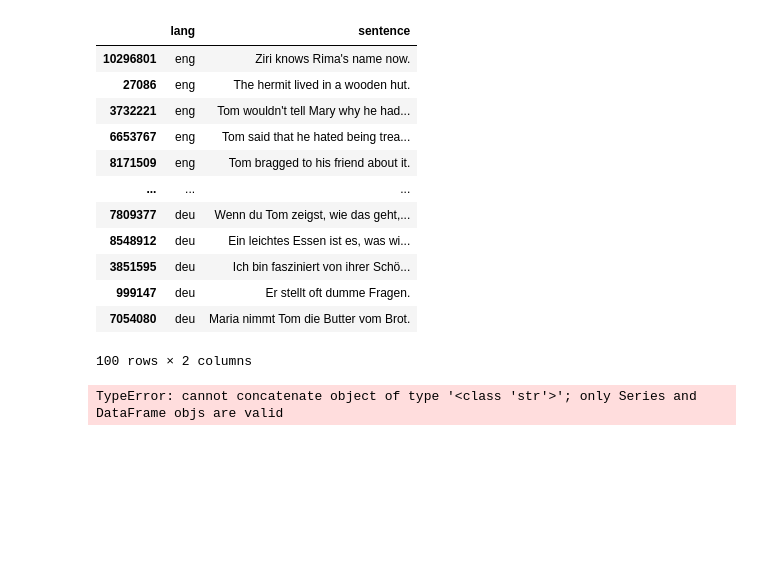
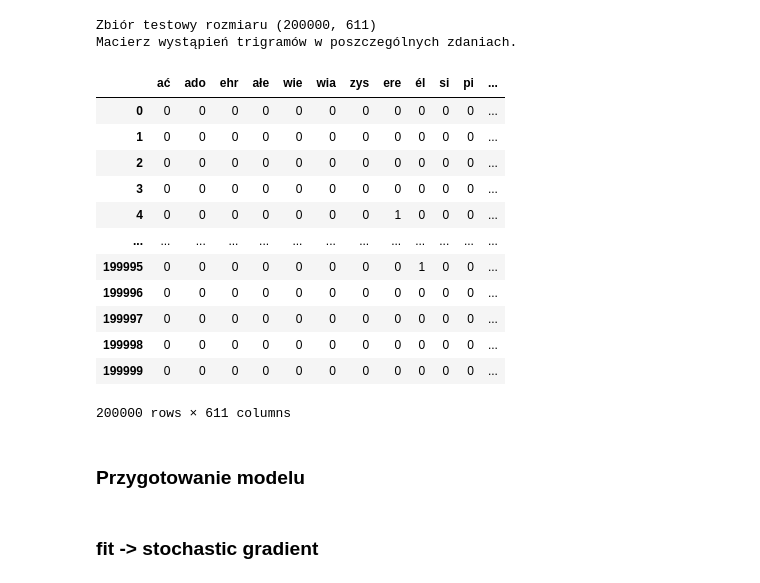
Before and after one commit to Kamczii/Language-recognition-AI, a Jupyter notebook: reading_data.ipynb, the cells around one changed output. Saved outputs shown, nothing was run; the diff lists cells and outputs as text; code cells hidden in the pictures; blank space fills up the shorter version.

Commit message:
reading rada, prepare data, split into training and testing set

```diff
--- a/reading_data.ipynb
+++ b/reading_data.ipynb
@@ -11,20 +40,7 @@ dataset = csv_file[supported_languages_mask]
 # %%
+# Tabela zawierająca wspierane języki
 results = pd.DataFrame(columns=["lang","sentence"])
-for l in supported_langs:
-    ds = dataset[dataset["lang"] == l].sample(50)
+for l in languages:
+    ds = dataset[dataset["lang"] == l].sample(sentences_by_lang)
     results = pd.concat([results, ds])
-display(results)
+results["sentence"] = results["sentence"].str.lower() # na potrzeby vocabulary w CountVectorizer,
-# %% [output]
-|  | lang | sentence |
-| 10296801 | eng | Ziri knows Rima's name now. |
-| 27086 | eng | The hermit lived in a wooden hut. |
-| 3732221 | eng | Tom wouldn't tell Mary why he had... |
-| 6653767 | eng | Tom said that he hated being trea... |
-| 8171509 | eng | Tom bragged to his friend about it. |
-| ... | ... | ... |
-| 7809377 | deu | Wenn du Tom zeigst, wie das geht,... |
-| 8548912 | deu | Ein leichtes Essen ist es, was wi... |
-| 3851595 | deu | Ich bin fasziniert von ihrer Schö... |
-| 999147 | deu | Er stellt oft dumme Fragen. |
-| 7054080 | deu | Maria nimmt Tom die Butter vom Brot. |
-100 rows × 2 columns
@@ -53,10 +47,2 @@ def create_matrix(dataset):
 # %%
-most_common_trigrams, most_common_trigrams_by_lang = create_matrix(results)
+inter_lingual_trigrams, by_lang_trigrams = get_trigrams_sets(results)
-# %%
-occurences = pd.DataFrame(columns=most_common_trigrams)
-for index, row in results.iterrows():
-    trigrams = get_trigrams(row["sentence"])
-    for trigram in trigrams:
-        occurences.append(trigram)
-# %% [output]
-TypeError: cannot concatenate object of type '<class 'str'>'; only Series and DataFrame objs are valid
@@ -62,0 +51,38 @@ TypeError: cannot concatenate object of type '<class 'str'>'; only Series and Da
+# %%
+from sklearn.feature_extraction.text import CountVectorizer
+dic = dict()
+for i,t in enumerate(inter_lingual_trigrams):
+    dic[t]=i
+vectorizer = CountVectorizer(vocabulary=dic, ngram_range=(3,3), analyzer="char_wb")
+# %%
+train_sentences = results["sentence"]
+train_langs = results["lang"]
+X = vectorizer.fit_transform(train_sentences)
+train_features = pd.DataFrame(data=X.toarray(), columns=inter_lingual_trigrams)
+train_min = train_features.min()
+train_max = train_features.max()
+#train_features = (train_features - train_min)/(train_max-train_min) do poprawy bo zwraca NaN
+train_features["lang"] = list(results["lang"])
+pd.set_option('display.max_columns', None)
+# %%
+print("Zbiór testowy rozmiaru {0}".format(train_features.shape))
+print("Macierz wystąpień trigramów w poszczególnych zdaniach.")
+display(train_features)
+# %% [output]
+Zbiór testowy rozmiaru (200000, 611)
+Macierz wystąpień trigramów w poszczególnych zdaniach.
+|  | ać | ado | ehr | ałe | wie | wia | zys | ere | él | si | pi | ... |
+| 0 | 0 | 0 | 0 | 0 | 0 | 0 | 0 | 0 | 0 | 0 | 0 | ... |
+| 1 | 0 | 0 | 0 | 0 | 0 | 0 | 0 | 0 | 0 | 0 | 0 | ... |
+| 2 | 0 | 0 | 0 | 0 | 0 | 0 | 0 | 0 | 0 | 0 | 0 | ... |
+| 3 | 0 | 0 | 0 | 0 | 0 | 0 | 0 | 0 | 0 | 0 | 0 | ... |
+| 4 | 0 | 0 | 0 | 0 | 0 | 0 | 0 | 1 | 0 | 0 | 0 | ... |
+| ... | ... | ... | ... | ... | ... | ... | ... | ... | ... | ... | ... | ... |
+| 199995 | 0 | 0 | 0 | 0 | 0 | 0 | 0 | 0 | 1 | 0 | 0 | ... |
+| 199996 | 0 | 0 | 0 | 0 | 0 | 0 | 0 | 0 | 0 | 0 | 0 | ... |
+| 199997 | 0 | 0 | 0 | 0 | 0 | 0 | 0 | 0 | 0 | 0 | 0 | ... |
+| 199998 | 0 | 0 | 0 | 0 | 0 | 0 | 0 | 0 | 0 | 0 | 0 | ... |
+| 199999 | 0 | 0 | 0 | 0 | 0 | 0 | 0 | 0 | 0 | 0 | 0 | ... |
+200000 rows × 611 columns
+# %% [markdown]
+### Przygotowanie modelu
@@ -62,0 +114,2 @@ TypeError: cannot concatenate object of type '<class 'str'>'; only Series and Da
+# %% [markdown]
+### fit -> stochastic gradient
```
Also changed, not shown: parts of 13 cells of this notebook.
